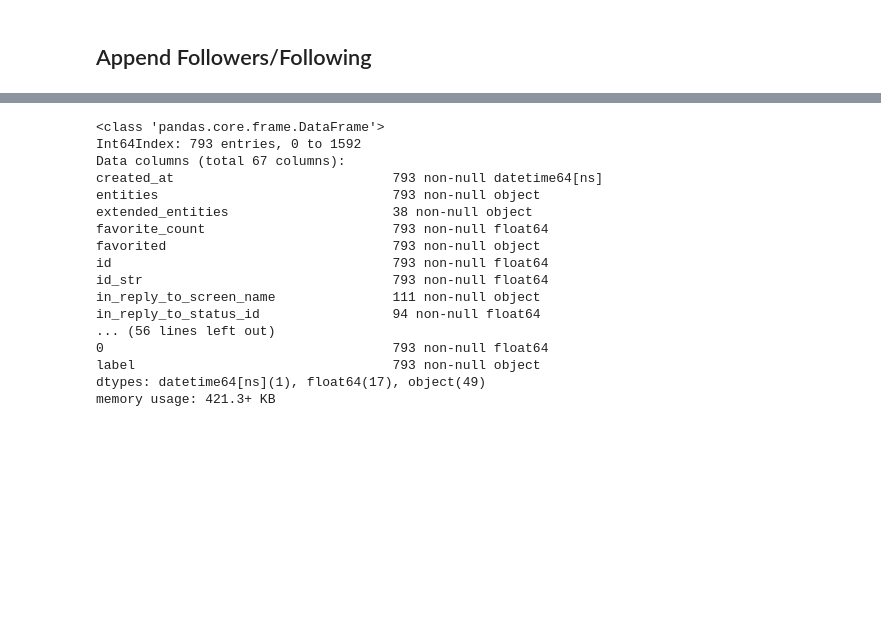
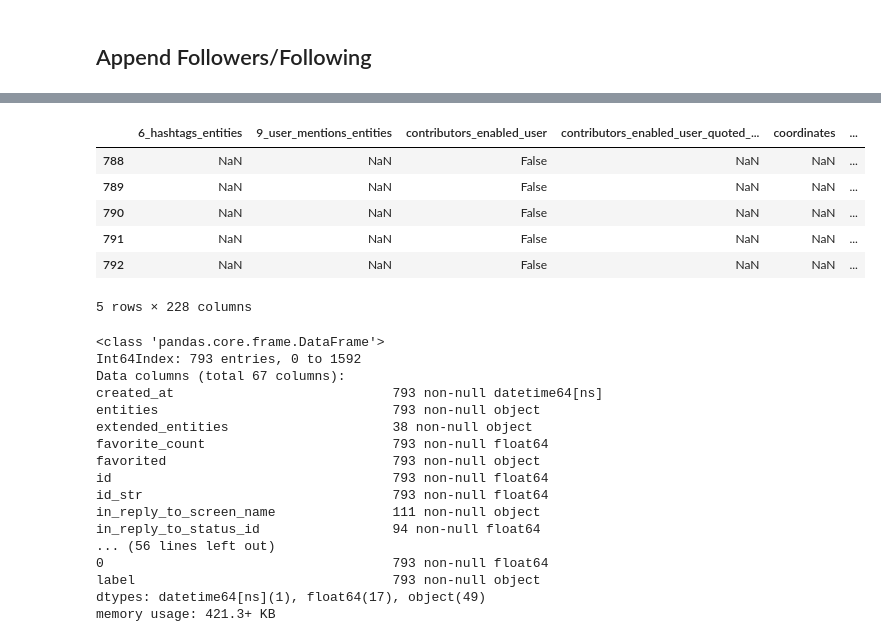
Before and after one commit to henmja/Detecting-Fake-News-and-Rumors-in-Twitter-Using-Deep-Neural-Networks, a Jupyter notebook: Preprocessing.ipynb, the cells around one changed output, grey strips where cells are left out. Cells and saved outputs as stored; diff of their text form; code cells hidden in the pictures; blank space fills up the shorter version.

```diff
--- a/Preprocessing.ipynb
+++ b/Preprocessing.ipynb
@@ -961,3 +757,15 @@ bigdata.tail()
+# %%
+import pandas as pd
+test = pd.read_pickle("bigdata.pkl")
+test.tail()
+# %% [output]
+|  | 6_hashtags_entities | 9_user_mentions_entities | contributors_enabled_user | contributors_enabled_user_quoted_... | coordinates | ... |
+| 788 | NaN | NaN | False | NaN | NaN | ... |
+| 789 | NaN | NaN | False | NaN | NaN | ... |
+| 790 | NaN | NaN | False | NaN | NaN | ... |
+| 791 | NaN | NaN | False | NaN | NaN | ... |
+| 792 | NaN | NaN | False | NaN | NaN | ... |
+5 rows × 228 columns
 # %%
 bigdata.info()
 # %% [output]
```
Also changed, not shown: parts of 10 cells of this notebook.
